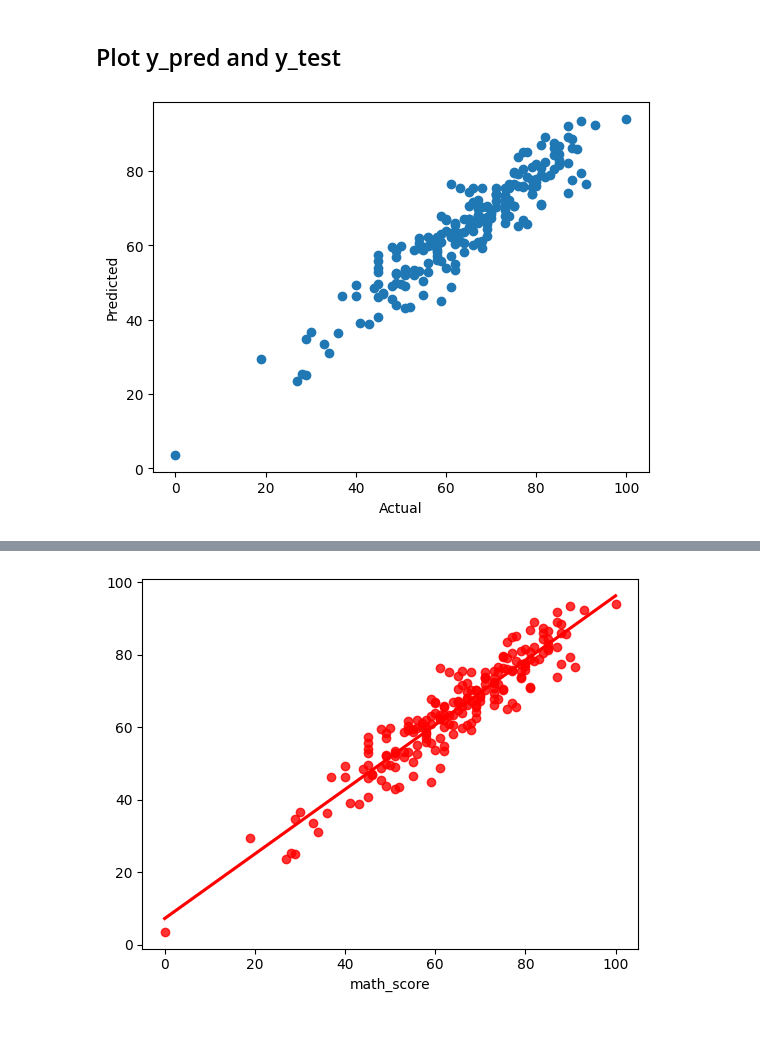
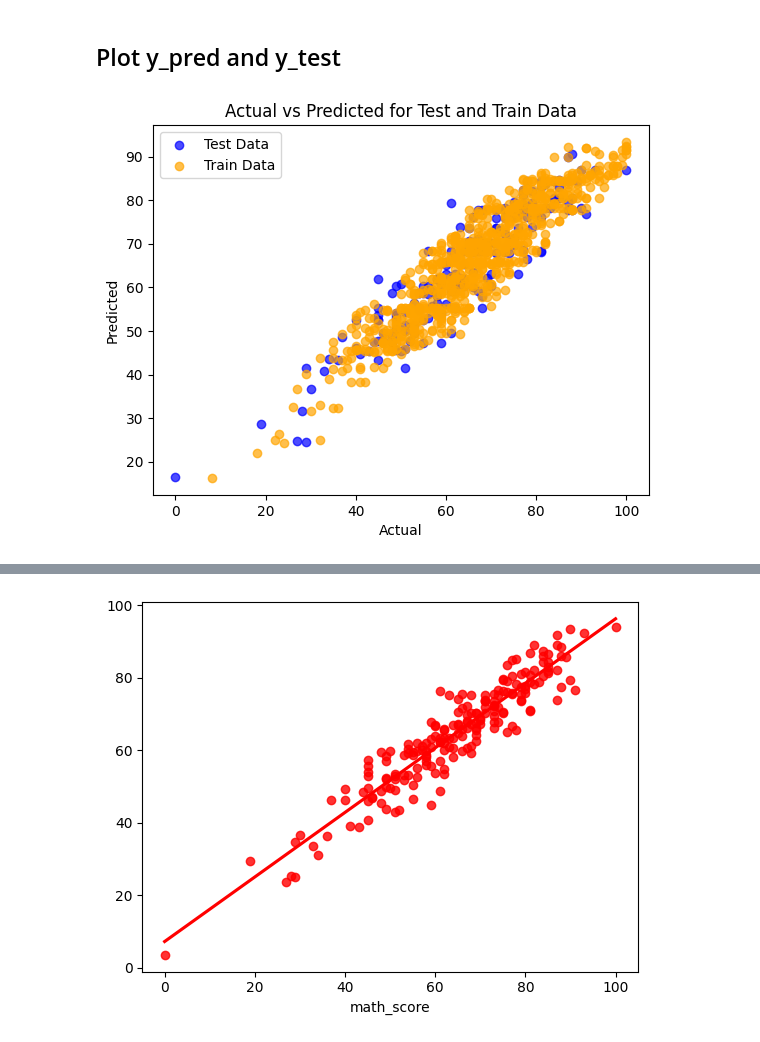
Before and after one commit to Dhruv080/Student-Performance-Indicator, a Jupyter notebook: model_training.ipynb, the cells around one changed output, grey strips where cells are left out. Drawn from its saved outputs; the diff is of its cells as text; code cells hidden in the pictures.

Commit message:
made changes for model training

```diff
--- a/model_training.ipynb
+++ b/model_training.ipynb
@@ -141,6 +141,11 @@ models = {
 }
 model_list = []
 r2_list =[]
+mae_list = []
+rmse_list = []
+train_r2_list = []
+train_mae_list = []
+train_rmse_list = []
 
 for i in range(len(list(models))):
     model = list(models.values())[i]
@@ -163,6 +168,9 @@ for i in range(len(list(models))):
     print("- Root Mean Squared Error: {:.4f}".format(model_train_rmse))
     print("- Mean Absolute Error: {:.4f}".format(model_train_mae))
     print("- R2 Score: {:.4f}".format(model_train_r2))
+    train_r2_list.append(model_train_r2)
+    train_mae_list.append(model_train_mae)
+    train_rmse_list.append(model_train_rmse)
 
     print('----------------------------------')
 
@@ -171,6 +179,8 @@ for i in range(len(list(models))):
     print("- Mean Absolute Error: {:.4f}".format(model_test_mae))
     print("- R2 Score: {:.4f}".format(model_test_r2))
     r2_list.append(model_test_r2)
+    mae_list.append(model_test_mae)
+    rmse_list.append(model_test_rmse)
 
     print('='*35)
     print('\n')
@@ -220,8 +230,21 @@ print(" Accuracy of the model is %.2f" %score)
 # %% [markdown]
 ## Plot y_pred and y_test
 # %%
-plt.scatter(y_test,y_pred);
-plt.xlabel('Actual');
-plt.ylabel('Predicted');
+# Scatter plot for test data
+plt.scatter(y_test, y_test_pred, color='blue', label='Test Data', alpha=0.7)
+
+# Scatter plot for train data
+plt.scatter(y_train, y_train_pred, color='orange', label='Train Data', alpha=0.7)
+
+# Adding labels and title
+plt.xlabel('Actual')
+plt.ylabel('Predicted')
+plt.title('Actual vs Predicted for Test and Train Data')
+
+# Adding a legend
+plt.legend()
+
+# Display the plot
+plt.show()
 # %% [output]
-[figure, old version]
+[figure, new version]
```
Also changed, not shown: parts of 5 cells of this notebook.
